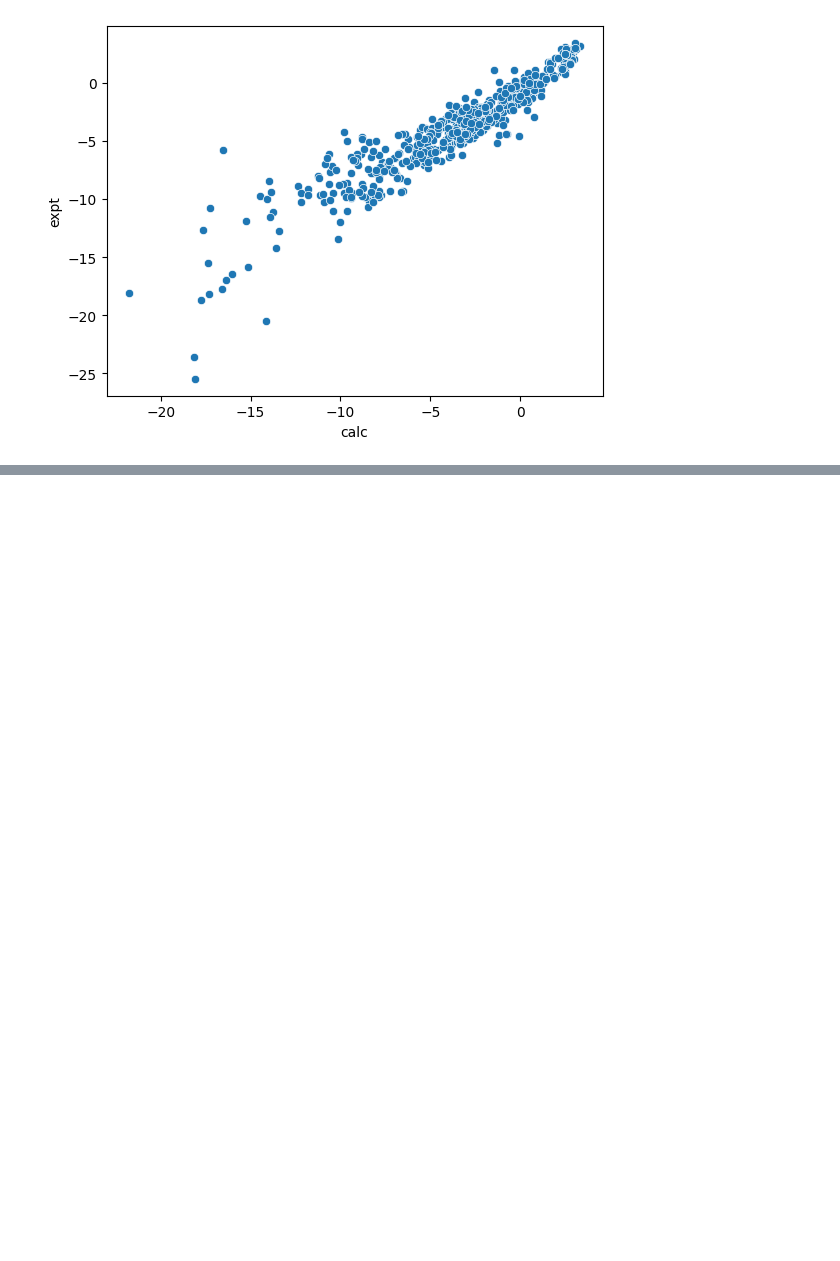
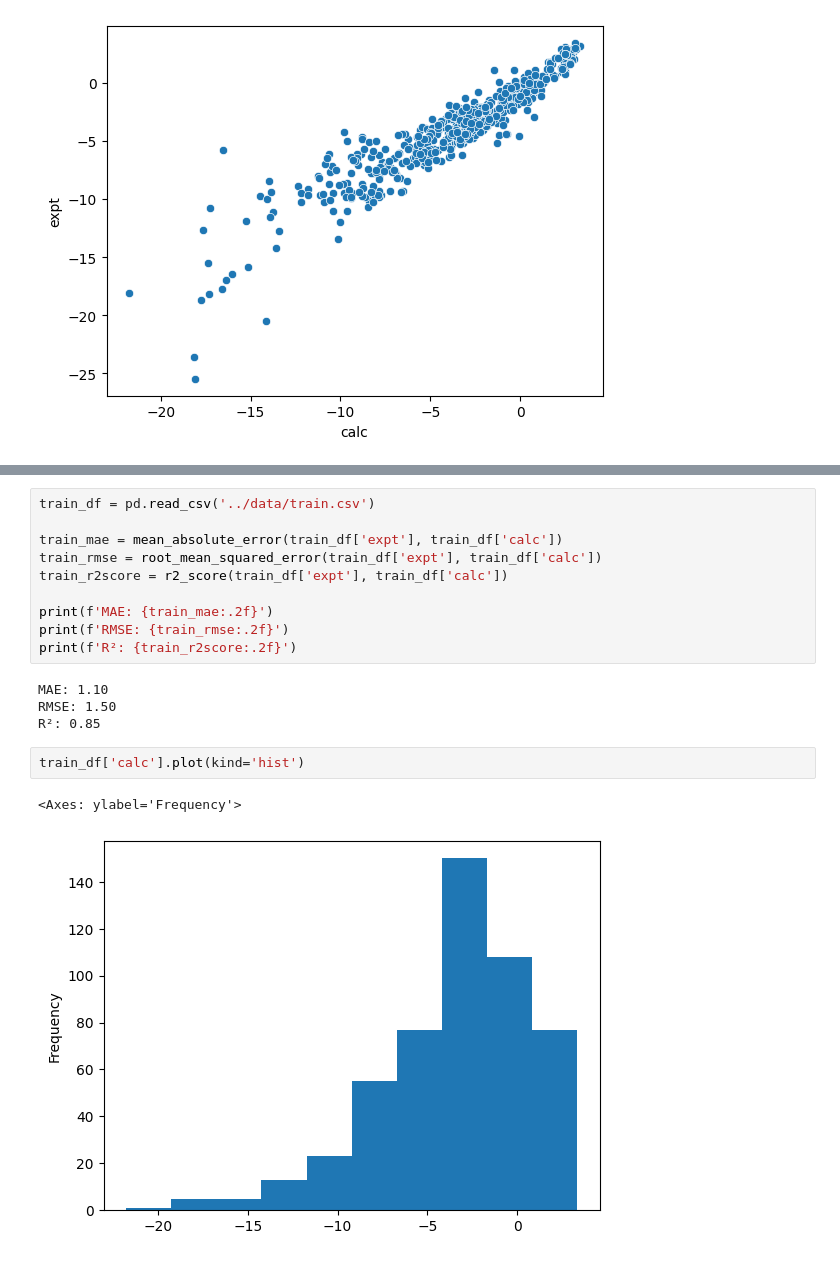
Before and after one commit to fran-jag/solvation_free_energy, a Jupyter notebook: notebooks/EDA.ipynb, the cells around one changed output, grey strips where cells are left out. Cells and saved outputs as stored; diff of their text form; blank space fills up the shorter version.

```diff
--- a/notebooks/EDA.ipynb
+++ b/notebooks/EDA.ipynb
@@ -64,0 +64,19 @@ MAPE: 15348716487051.52
+# %%
+train_df = pd.read_csv('../data/train.csv')
+
+train_mae = mean_absolute_error(train_df['expt'], train_df['calc'])
+train_rmse = root_mean_squared_error(train_df['expt'], train_df['calc'])
+train_r2score = r2_score(train_df['expt'], train_df['calc'])
+
+print(f'MAE: {train_mae:.2f}')
+print(f'RMSE: {train_rmse:.2f}')
+print(f'R²: {train_r2score:.2f}')
+# %% [output]
+MAE: 1.10
+RMSE: 1.50
+R²: 0.85
+# %%
+train_df['calc'].plot(kind='hist')
+# %% [output]
+<Axes: ylabel='Frequency'>
+[figure, added]
```
Also changed, not shown: parts of 3 cells of this notebook, 2 other files.
